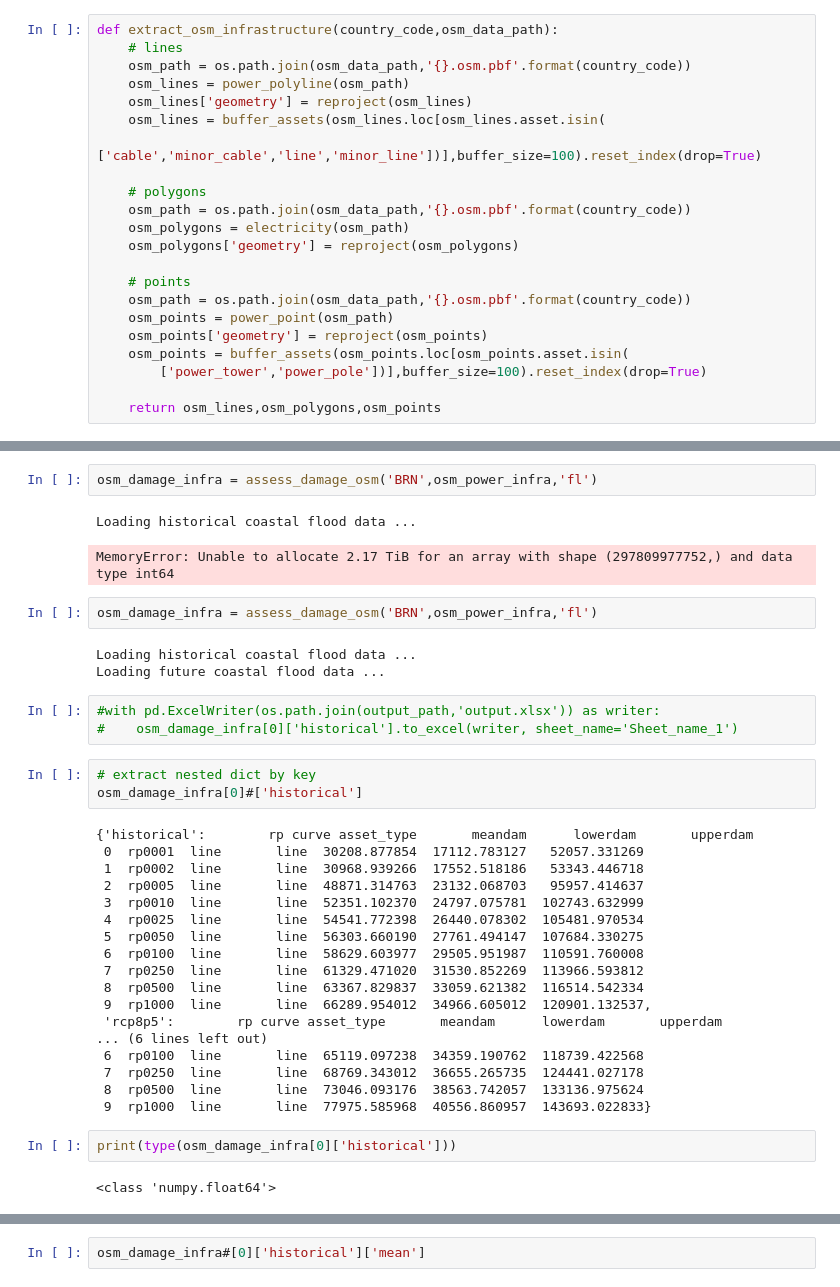
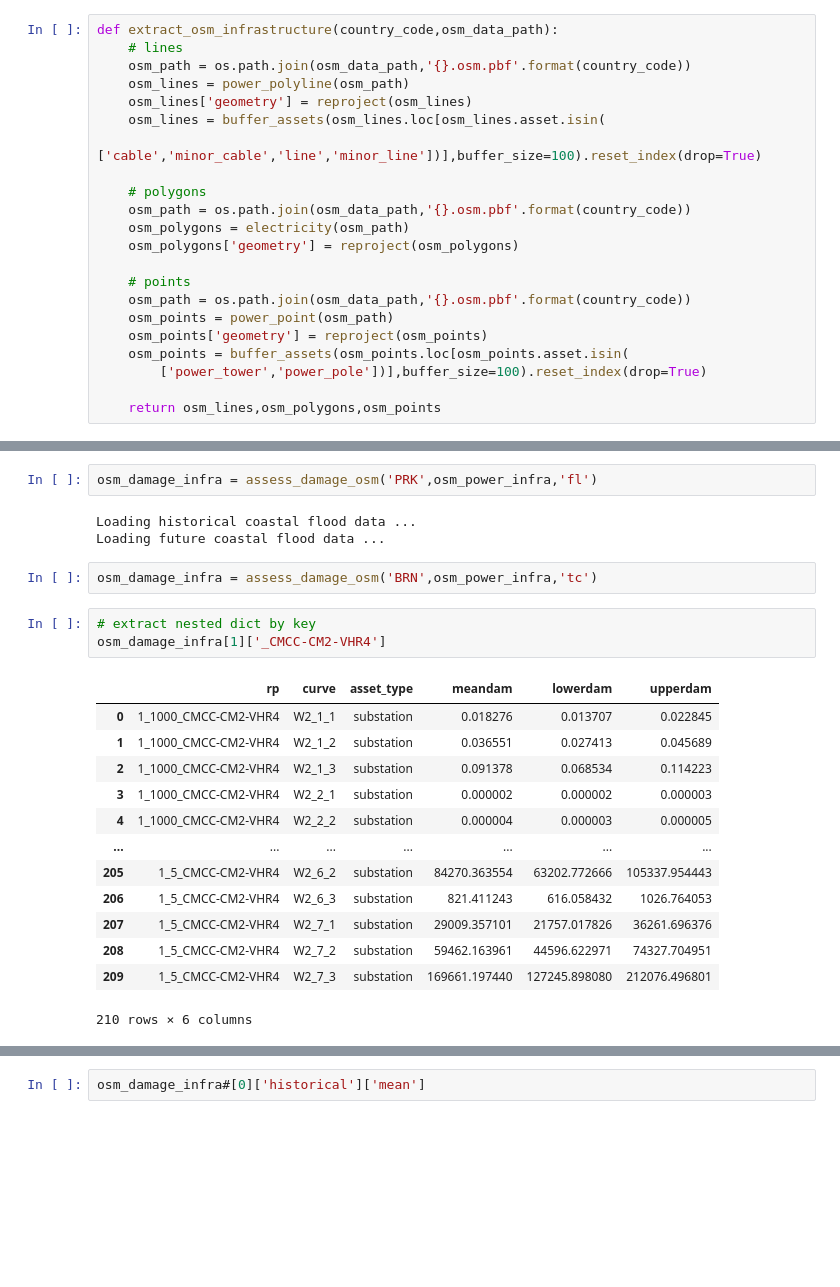
Before and after one commit to Mengqi-Ye/pg_risk_analysis, a Jupyter notebook: notebooks/Example_run.ipynb, the cells around one changed output, grey strips where cells are left out. Saved outputs shown, nothing was run; the diff lists cells and outputs as text; blank space fills up the shorter version.

```diff
--- a/notebooks/Example_run.ipynb
+++ b/notebooks/Example_run.ipynb
@@ -1027,43 +981,29 @@ def assess_damage_osm(country_code,osm_power_infra,hazard_type):
 
     return damaged_lines,damaged_poly,damaged_points
 # %%
-osm_damage_infra = assess_damage_osm('BRN',osm_power_infra,'fl')
+osm_damage_infra = assess_damage_osm('PRK',osm_power_infra,'fl')
 # %% [output]
 Loading historical coastal flood data ...
+Loading future coastal flood data ...
-MemoryError: Unable to allocate 2.17 TiB for an array with shape (297809977752,) and data type int64
-# %%
-osm_damage_infra = assess_damage_osm('BRN',osm_power_infra,'fl')
-# %% [output]
-Loading historical coastal flood data ...
-Loading future coastal flood data ...
-# %%
-#with pd.ExcelWriter(os.path.join(output_path,'output.xlsx')) as writer:
-#    osm_damage_infra[0]['historical'].to_excel(writer, sheet_name='Sheet_name_1')
+# %%
+osm_damage_infra = assess_damage_osm('BRN',osm_power_infra,'tc')
 # %%
 # extract nested dict by key
-osm_damage_infra[0]#['historical']
+osm_damage_infra[1]['_CMCC-CM2-VHR4']
 # %% [output]
+|  | rp | curve | asset_type | meandam | lowerdam | upperdam |
+| 0 | 1_1000_CMCC-CM2-VHR4 | W2_1_1 | substation | 0.018276 | 0.013707 | 0.022845 |
+| 1 | 1_1000_CMCC-CM2-VHR4 | W2_1_2 | substation | 0.036551 | 0.027413 | 0.045689 |
+| 2 | 1_1000_CMCC-CM2-VHR4 | W2_1_3 | substation | 0.091378 | 0.068534 | 0.114223 |
+| 3 | 1_1000_CMCC-CM2-VHR4 | W2_2_1 | substation | 0.000002 | 0.000002 | 0.000003 |
+| 4 | 1_1000_CMCC-CM2-VHR4 | W2_2_2 | substation | 0.000004 | 0.000003 | 0.000005 |
+| ... | ... | ... | ... | ... | ... | ... |
+| 205 | 1_5_CMCC-CM2-VHR4 | W2_6_2 | substation | 84270.363554 | 63202.772666 | 105337.954443 |
+| 206 | 1_5_CMCC-CM2-VHR4 | W2_6_3 | substation | 821.411243 | 616.058432 | 1026.764053 |
+| 207 | 1_5_CMCC-CM2-VHR4 | W2_7_1 | substation | 29009.357101 | 21757.017826 | 36261.696376 |
+| 208 | 1_5_CMCC-CM2-VHR4 | W2_7_2 | substation | 59462.163961 | 44596.622971 | 74327.704951 |
+| 209 | 1_5_CMCC-CM2-VHR4 | W2_7_3 | substation | 169661.197440 | 127245.898080 | 212076.496801 |
-{'historical':        rp curve asset_type       meandam      lowerdam       upperdam
- 0  rp0001  line       line  30208.877854  17112.783127   52057.331269
- 1  rp0002  line       line  30968.939266  17552.518186   53343.446718
- 2  rp0005  line       line  48871.314763  23132.068703   95957.414637
- 3  rp0010  line       line  52351.102370  24797.075781  102743.632999
- 4  rp0025  line       line  54541.772398  26440.078302  105481.970534
- 5  rp0050  line       line  56303.660190  27761.494147  107684.330275
- 6  rp0100  line       line  58629.603977  29505.951987  110591.760008
- 7  rp0250  line       line  61329.471020  31530.852269  113966.593812
- 8  rp0500  line       line  63367.829837  33059.621382  116514.542334
- 9  rp1000  line       line  66289.954012  34966.605012  120901.132537,
- 'rcp8p5':        rp curve asset_type       meandam      lowerdam       upperdam
-... (6 lines left out)
- 6  rp0100  line       line  65119.097238  34359.190762  118739.422568
- 7  rp0250  line       line  68769.343012  36655.265735  124441.027178
- 8  rp0500  line       line  73046.093176  38563.742057  133136.975624
- 9  rp1000  line       line  77975.585968  40556.860957  143693.022833}
+210 rows × 6 columns
-# %%
-print(type(osm_damage_infra[0]['historical']))
-# %% [output]
-<class 'numpy.float64'>
 # %%
 def country_analysis_osm(country_code,hazard_type): #
 
```
Also changed, not shown: parts of 46 cells of this notebook, 43 other files.
